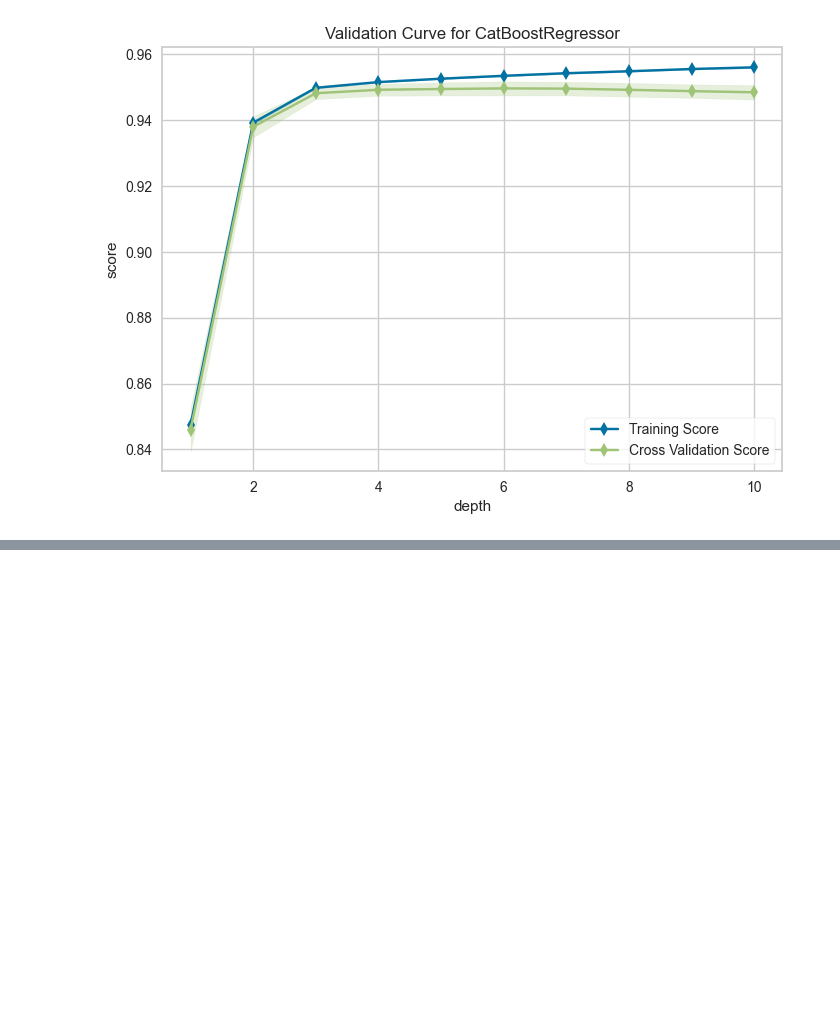
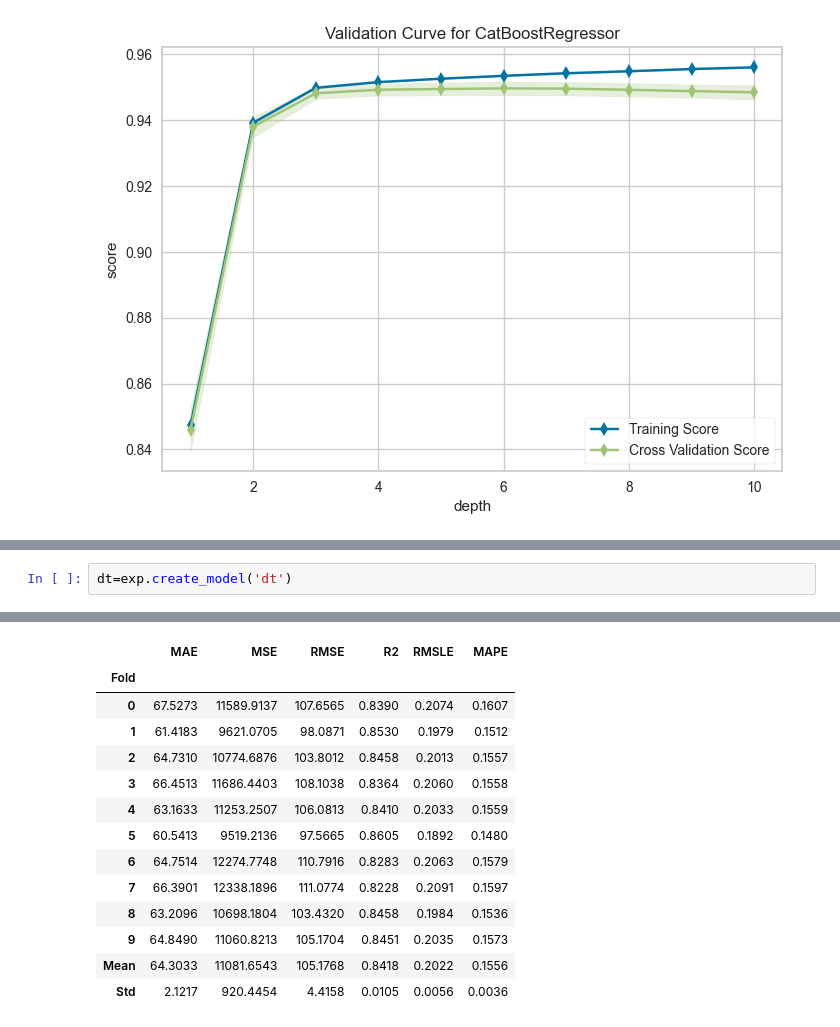
Before and after one commit to karthikgkumar/NeuralNet, a Jupyter notebook: EDA_excel.ipynb, the cells around one changed output, grey strips where cells are left out. Saved outputs shown, nothing was run; the diff lists cells and outputs as text; blank space fills up the shorter version.

```diff
--- a/EDA_excel.ipynb
+++ b/EDA_excel.ipynb
@@ -228,0 +236,3 @@ exp.plot_model(tune_catboost, plot='manifold')
+# %%
+dt=exp.create_model('dt')
+# %% [output]
@@ -228,0 +240,14 @@ exp.plot_model(tune_catboost, plot='manifold')
+|  | MAE | MSE | RMSE | R2 | RMSLE | MAPE |
+| Fold |  |  |  |  |  |  |
+| 0 | 67.5273 | 11589.9137 | 107.6565 | 0.8390 | 0.2074 | 0.1607 |
+| 1 | 61.4183 | 9621.0705 | 98.0871 | 0.8530 | 0.1979 | 0.1512 |
+| 2 | 64.7310 | 10774.6876 | 103.8012 | 0.8458 | 0.2013 | 0.1557 |
+| 3 | 66.4513 | 11686.4403 | 108.1038 | 0.8364 | 0.2060 | 0.1558 |
+| 4 | 63.1633 | 11253.2507 | 106.0813 | 0.8410 | 0.2033 | 0.1559 |
+| 5 | 60.5413 | 9519.2136 | 97.5665 | 0.8605 | 0.1892 | 0.1480 |
+| 6 | 64.7514 | 12274.7748 | 110.7916 | 0.8283 | 0.2063 | 0.1579 |
+| 7 | 66.3901 | 12338.1896 | 111.0774 | 0.8228 | 0.2091 | 0.1597 |
+| 8 | 63.2096 | 10698.1804 | 103.4320 | 0.8458 | 0.1984 | 0.1536 |
+| 9 | 64.8490 | 11060.8213 | 105.1704 | 0.8451 | 0.2035 | 0.1573 |
+| Mean | 64.3033 | 11081.6543 | 105.1768 | 0.8418 | 0.2022 | 0.1556 |
+| Std | 2.1217 | 920.4454 | 4.4158 | 0.0105 | 0.0056 | 0.0036 |
```
Also changed, not shown: parts of 17 cells of this notebook, 6 other files.
